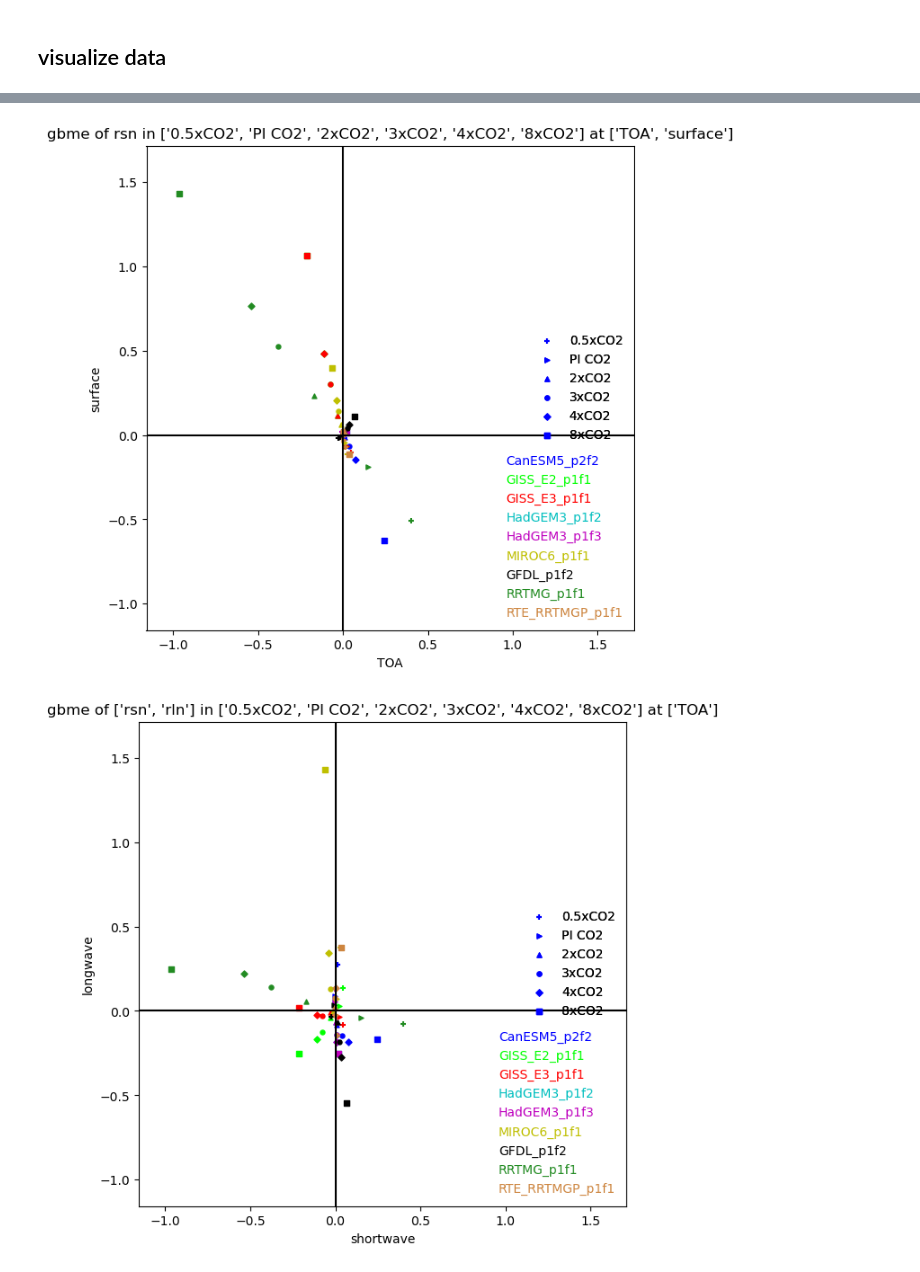
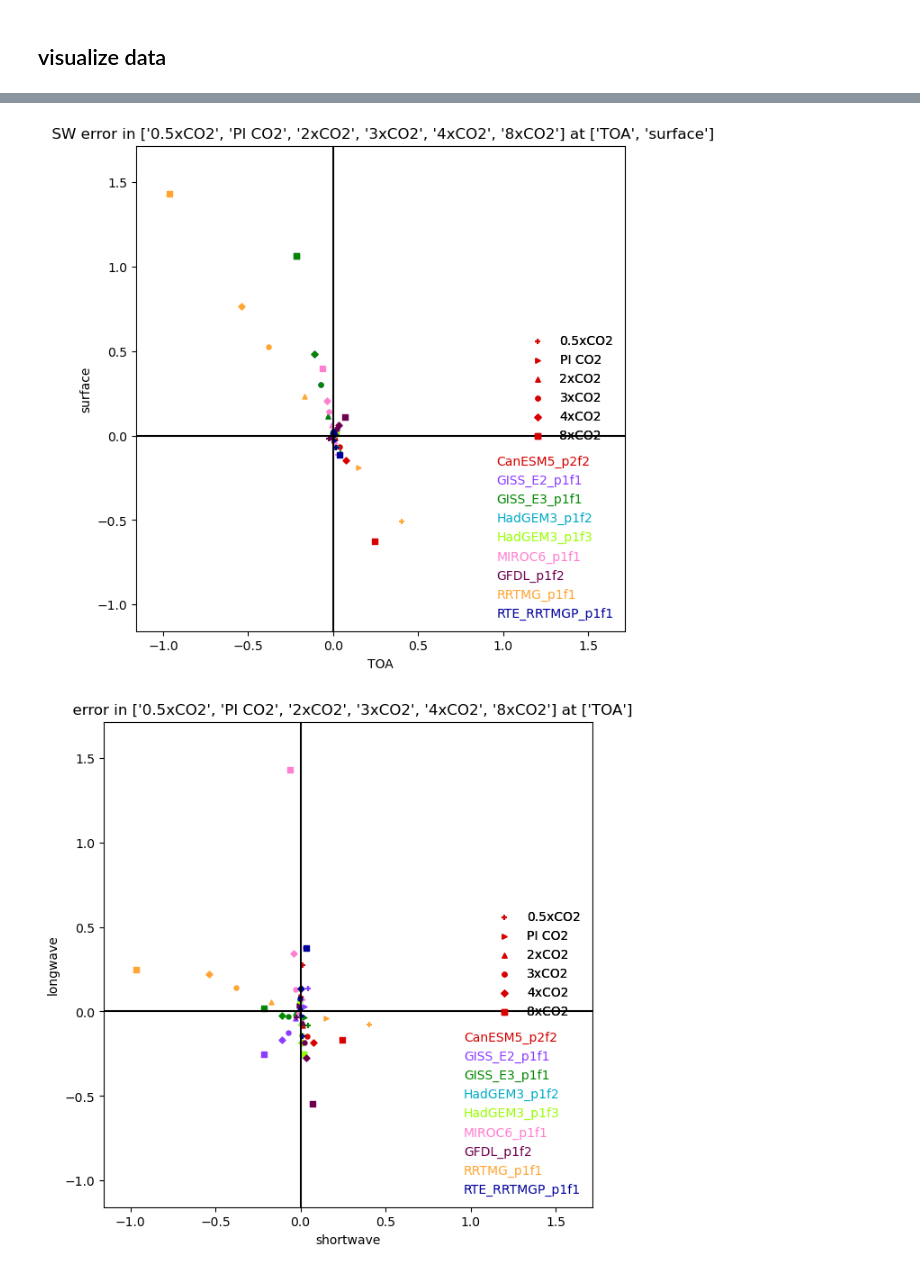
Before and after one commit to emmal01/RFMIP_CO2_analysis, a Jupyter notebook: RFMIP_final_script.ipynb, the cells around one changed output, grey strips where cells are left out. Drawn from its saved outputs; the diff is of its cells as text; code cells hidden in the pictures.

```diff
--- a/RFMIP_final_script.ipynb
+++ b/RFMIP_final_script.ipynb
@@ -219,3 +305,12 @@ surface=60
+# %%
+CO2_experiments = ['0.5xCO2', 'PI CO2', '2xCO2', '3xCO2', '4xCO2', '8xCO2']
+model_colors = cc.glasbey_bw
+mpl.rcParams['axes.prop_cycle'] = mpl.cycler(color=model_colors)
+
+marker_shapes = ['+','>','^','o','D','s']
+
+TOA=0
+surface=60
 # %%
 #benchmark longwave forcing in CO2 experiments at TOA
 
@@ -252,19 +380,19 @@ plt.show()
 fig, ax = plt.subplots(figsize=(7,7))
 
 #select data (ds, models, selected_experiments, variable, level)
-x, x_values = concatenate_dataset(gbme, gbme.keys(), CO2_experiments, 'rln', TOA)
-y, y_values = concatenate_dataset(gbme, gbme.keys(), CO2_experiments, 'rln', surface)
+x, x_values = concatenate_dataset(gbmerror, gbmerror.keys(), CO2_experiments, 'rln', TOA)
+y, y_values = concatenate_dataset(gbmerror, gbmerror.keys(), CO2_experiments, 'rln', surface)
 
 color_cycler = 0
-for m in list(gbme.keys()):
+for m in list(gbmerror.keys()):
     for i in np.arange(len(CO2_experiments)):
-        plt.scatter(x[m][i], y[m][i], c=model_colors[color_cycler], marker=marker_shapes[i],s=13)
+        plt.scatter(x[m][i], y[m][i], color=model_colors[color_cycler], marker=marker_shapes[i],s=13)
     color_cycler+=1
 
-set_plot_parameters(x, y, 'gbme', CO2_experiments, 'rln', ['TOA', 'surface'], ['TOA', 'surface'], legend=False, squareplot=True, x_values=x_values, y_values=y_values)
+set_plot_parameters(x, y, 'gbmerror', CO2_experiments, 'rln', ['TOA', 'surface'], ['TOA', 'surface'], legend=False, squareplot=True, x_values=x_values, y_values=y_values)
 
 #create legends for experiment and model realization
-legend1 = ax.legend(labels=gbme.keys(), loc='lower right', markerscale=0, labelcolor=model_colors, fontsize=10, frameon=False)
+legend1 = ax.legend(labels=gbmerror.keys(), loc='lower right', markerscale=0, labelcolor=model_colors, fontsize=10, frameon=False)
 ax.add_artist(legend1)
 legend2 = ax.legend(labels=CO2_experiments, loc='center right', frameon=False, markerscale=1)
 ax.add_artist(legend2)
@@ -294,53 +405,53 @@ plt.show()
 fig, ax = plt.subplots(figsize=(7,7))
 
 #select data
-x, x_values = concatenate_dataset(gbme, gbme.keys(), CO2_experiments, 'rsn', TOA)
-y, y_values = concatenate_dataset(gbme, gbme.keys(), CO2_experiments, 'rsn', surface)
+x, x_values = concatenate_dataset(gbmerror, gbmerror.keys(), CO2_experiments, 'rsn', TOA)
+y, y_values = concatenate_dataset(gbmerror, gbmerror.keys(), CO2_experiments, 'rsn', surface)
 
 #plot data
 color_cycler = 0
-for m in gbme.keys():
+for m in gbmerror.keys():
     for i in np.arange(len(CO2_experiments)):
-        plt.scatter(x[m][i], y[m][i], c = model_colors[color_cycler], marker=marker_shapes[i], s=13)
+        plt.scatter(x[m][i], y[m][i], color = model_colors[color_cycler], marker=marker_shapes[i], s=13)
     color_cycler+=1
 
-set_plot_parameters(x, y, 'gbme', CO2_experiments, 'rsn', ['TOA', 'surface'], ['TOA', 'surface'], legend=False, squareplot=True, x_values=x_values, y_values=y_values)
+set_plot_parameters(x, y, 'gbmerror', CO2_experiments, 'rsn', ['TOA', 'surface'], ['TOA', 'surface'], legend=False, squareplot=True, x_values=x_values, y_values=y_values)
 
 #create the legend
-legend1 = ax.legend(labels=gbme.keys(), loc='lower right', markerscale=0, labelcolor=model_colors, fontsize=10, frameon=False)
+legend1 = ax.legend(labels=gbmerror.keys(), loc='lower right', markerscale=0, labelcolor=model_colors, fontsize=10, frameon=False)
 ax.add_artist(legend1)
 legend2 = ax.legend(labels=CO2_experiments, loc='center right', frameon=False, markerscale=1)
 ax.add_artist(legend2)
 
 plt.show()
 # %% [output]
-[figure, old version]
+[figure, new version]
 # %%
 #parameterized longwave error in CO2 experiments
 fig, ax = plt.subplots(figsize=(7,7))
 
 #select data
-x, x_values = concatenate_dataset(gbme, gbme.keys(), CO2_experiments, 'rsn', TOA)
-y, y_values = concatenate_dataset(gbme, gbme.keys(), CO2_experiments, 'rln', TOA)
+x, x_values = concatenate_dataset(gbmerror, gbmerror.keys(), CO2_experiments, 'rsn', TOA)
+y, y_values = concatenate_dataset(gbmerror, gbmerror.keys(), CO2_experiments, 'rln', TOA)
 
 #plot data
 color_cycler = 0
-for m in list(gbme.keys()):
+for m in list(gbmerror.keys()):
     for i in np.arange(len(CO2_experiments)):
-        plt.scatter(x[m][i], y[m][i], c = model_colors[color_cycler], marker = marker_shapes[i], s=13)
+        plt.scatter(x[m][i], y[m][i], color = model_colors[color_cycler], marker = marker_shapes[i], s=13)
     color_cycler+=1
 
-set_plot_parameters(x, y, 'gbme', CO2_experiments, ['rsn', 'rln'], ['TOA'], ['shortwave', 'longwave'], legend=False, squareplot=True, x_values=x_values, y_values=y_values)
+set_plot_parameters(x, y, 'gbmerror', CO2_experiments, ['rsn', 'rln'], ['TOA'], ['shortwave', 'longwave'], legend=False, squareplot=True, x_values=x_values, y_values=y_values)
 
 #create the legend
-legend1 = ax.legend(labels=gbme.keys(), loc='lower right', markerscale=0, labelcolor=model_colors, fontsize=10, frameon=False)
+legend1 = ax.legend(labels=gbmerror.keys(), loc='lower right', markerscale=0, labelcolor=model_colors, fontsize=10, frameon=False)
 ax.add_artist(legend1)
 legend2 = ax.legend(labels=CO2_experiments, loc='center right', frameon=False, markerscale=1)
 ax.add_artist(legend2)
 
 plt.show()
 # %% [output]
-[figure, old version]
+[figure, new version]
 # %%
 #parameterized longwave error in CO2 experiments
 fig, ax = plt.subplots(figsize=(7,7))
```
Also changed, not shown: parts of 37 cells of this notebook.
